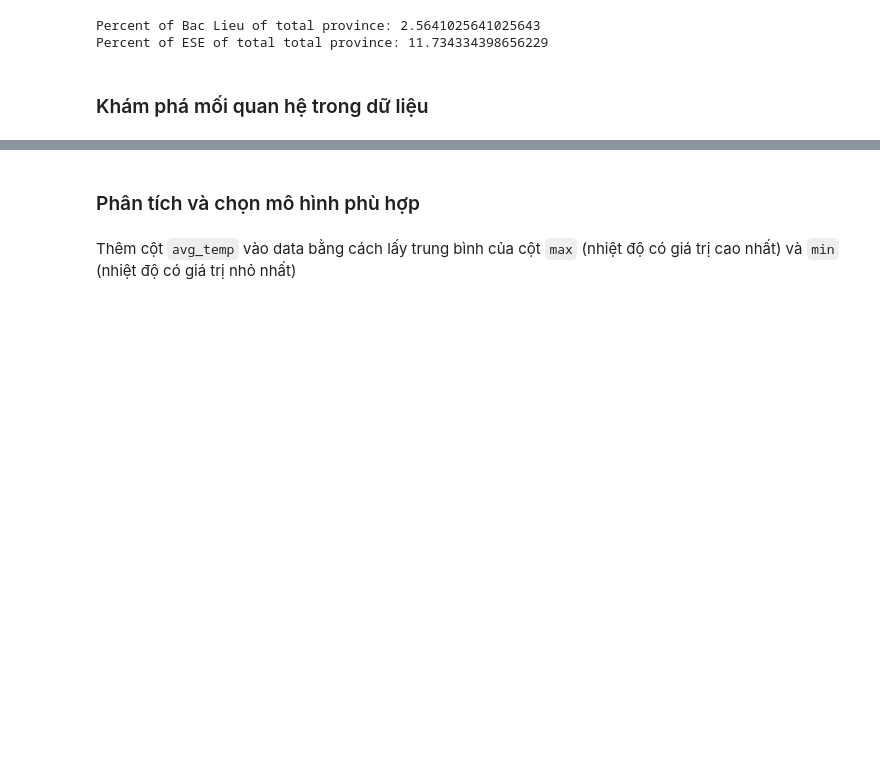
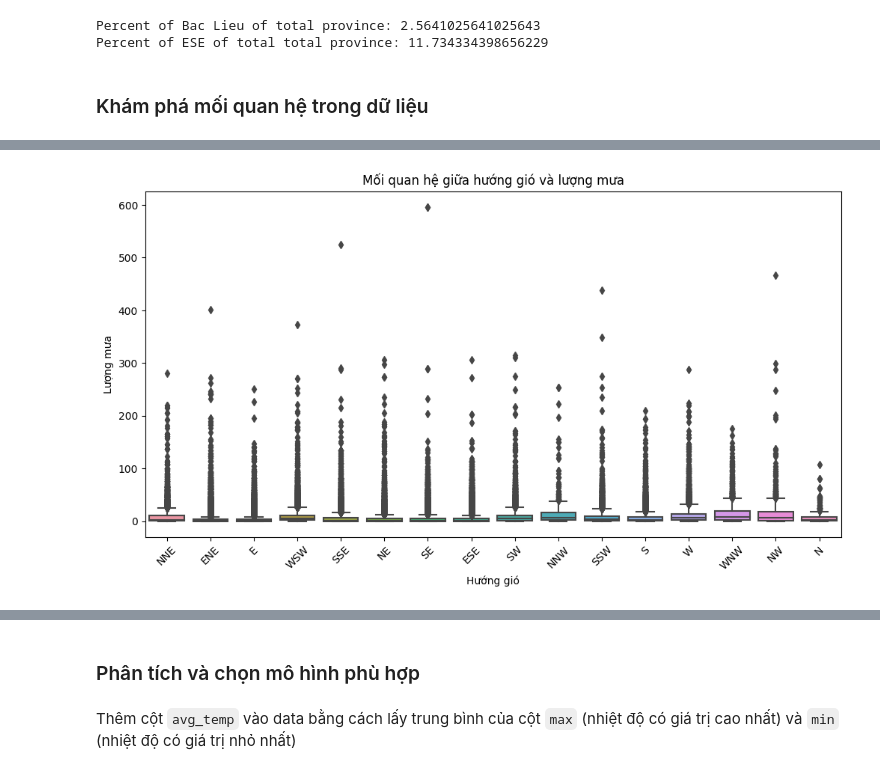
Before and after one commit to khangnl24112002/DataVisualization_Group02_FinalProject, a Jupyter notebook: main.ipynb, the cells around one changed output, grey strips where cells are left out. Cells and saved outputs as stored; diff of their text form; code cells hidden in the pictures; blank space fills up the shorter version.

```diff
--- a/main.ipynb
+++ b/main.ipynb
@@ -368,0 +356,12 @@ plt.show()
+# %%
+
+# Tạo biểu đồ boxplot
+plt.figure(figsize=(12, 6))
+sns.boxplot(x=df['wind_d'], y=df['rain'])
+plt.xlabel('Hướng gió')
+plt.ylabel('Lượng mưa')
+plt.title('Mối quan hệ giữa hướng gió và lượng mưa')
+plt.xticks(rotation=45)
+plt.show()
+# %% [output]
+[figure, added]
```
Also changed, not shown: parts of 44 cells of this notebook.
